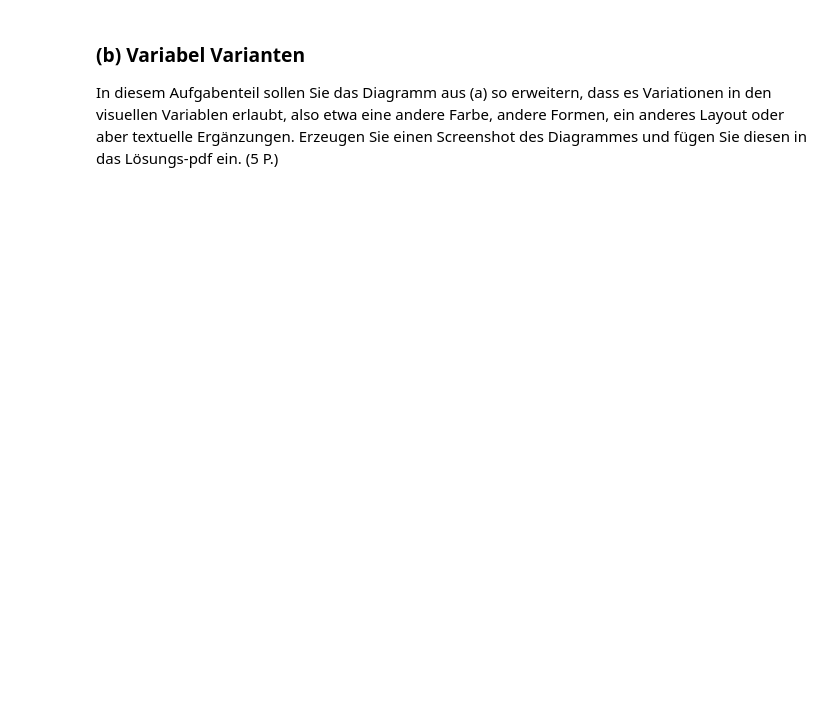
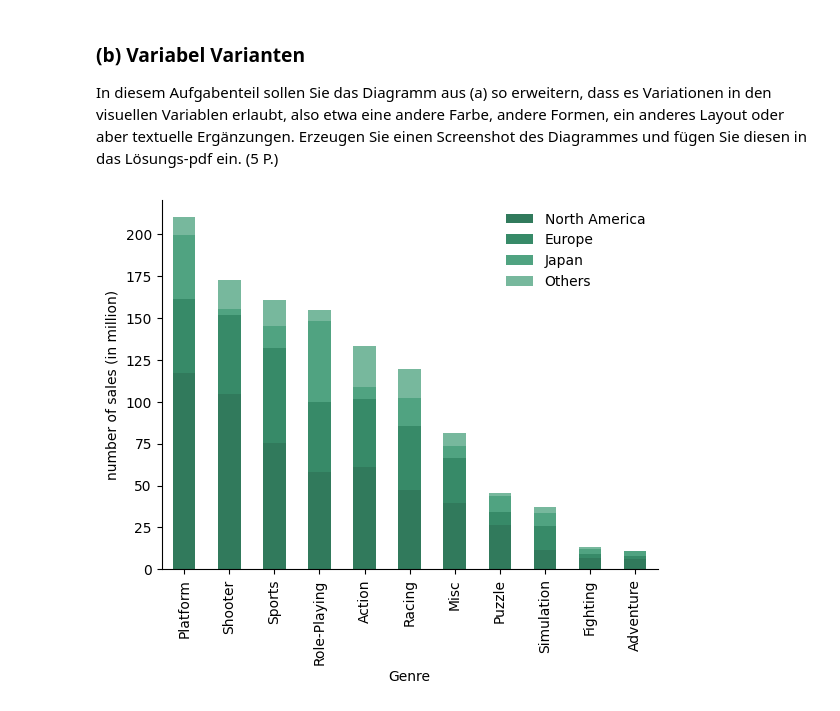
Before and after one commit to lydia-sa/dashboarddesign, a Jupyter notebook: _02_Aufgabenblatt.ipynb, the cells around one changed output. Cells and saved outputs as stored; diff of their text form; code cells hidden in the pictures; blank space fills up the shorter version.

```diff
--- a/_02_Aufgabenblatt.ipynb
+++ b/_02_Aufgabenblatt.ipynb
@@ -256,3 +210,39 @@ gauge_chart('Platform', 10)
 # %% [markdown]
 ### (b) Variabel Varianten
 In diesem Aufgabenteil sollen Sie das Diagramm aus (a) so erweitern, dass es Variationen in den visuellen Variablen erlaubt, also etwa eine andere Farbe, andere Formen, ein anderes Layout oder aber textuelle Ergänzungen. Erzeugen Sie einen Screenshot des Diagrammes und fügen Sie diesen in das Lösungs-pdf ein. (5 P.)
+# %%
+#stacked bar chart
+
+def stacked_bar_chart(main_filter, sales_filter, color_choice):
+    if color_choice == 'green':
+        colortheme = ['#317a5c','#378a68','#50a381', '#77b89d']
+    else:
+        colortheme = ['#1a889d', '#4da3b3', '#80bdc9', '#b3d7de']
+    # extract and copy date from df
+    df_bar = df[[main_filter,'North America', 'Europe', 'Japan', 'Others', 'Global']]
+    df_bar = df_bar[df_bar['Global'] > sales_filter]
+
+    # group by filter and sort by global sales
+    df_bar_grouped = df_bar.groupby([main_filter]).sum()
+    df_bar_grouped = df_bar_grouped.sort_values(by=['Global'], ascending=False)
+    # Global Sales not shown
+    df_bar_grouped = df_bar_grouped [['North America', 'Europe', 'Japan', 'Others']]
+    # stacked bar chart
+    df_bar_grouped.plot(kind="bar", stacked = True, layout = 'constrained',
+                        color= colortheme
+                        )
+    plt.xlabel(main_filter)
+    plt.ylabel('number of sales (in million)')
+
+    #remove frame from legend
+    plt.legend(frameon=False)
+
+    #remove frame
+    mpl.rcParams['axes.spines.right'] = False
+    mpl.rcParams['axes.spines.top'] = False
+    #mpl.rcParams['axes.spines.bottom'] = True
+    #mpl.rcParams['axes.spines.left'] = True
+
+stacked_bar_chart('Genre', 10, 'green')
+# %% [output]
+[figure, added]
```
Also changed, not shown: parts of 17 cells of this notebook.
